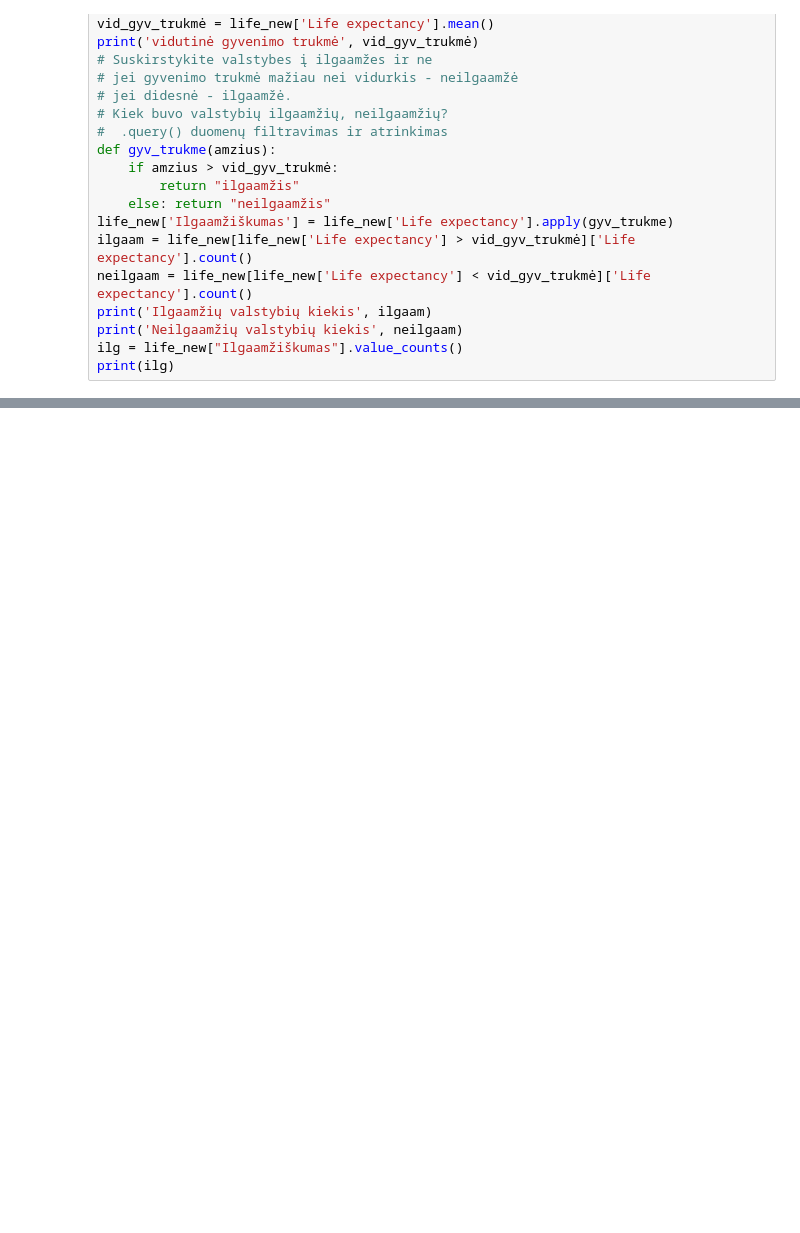
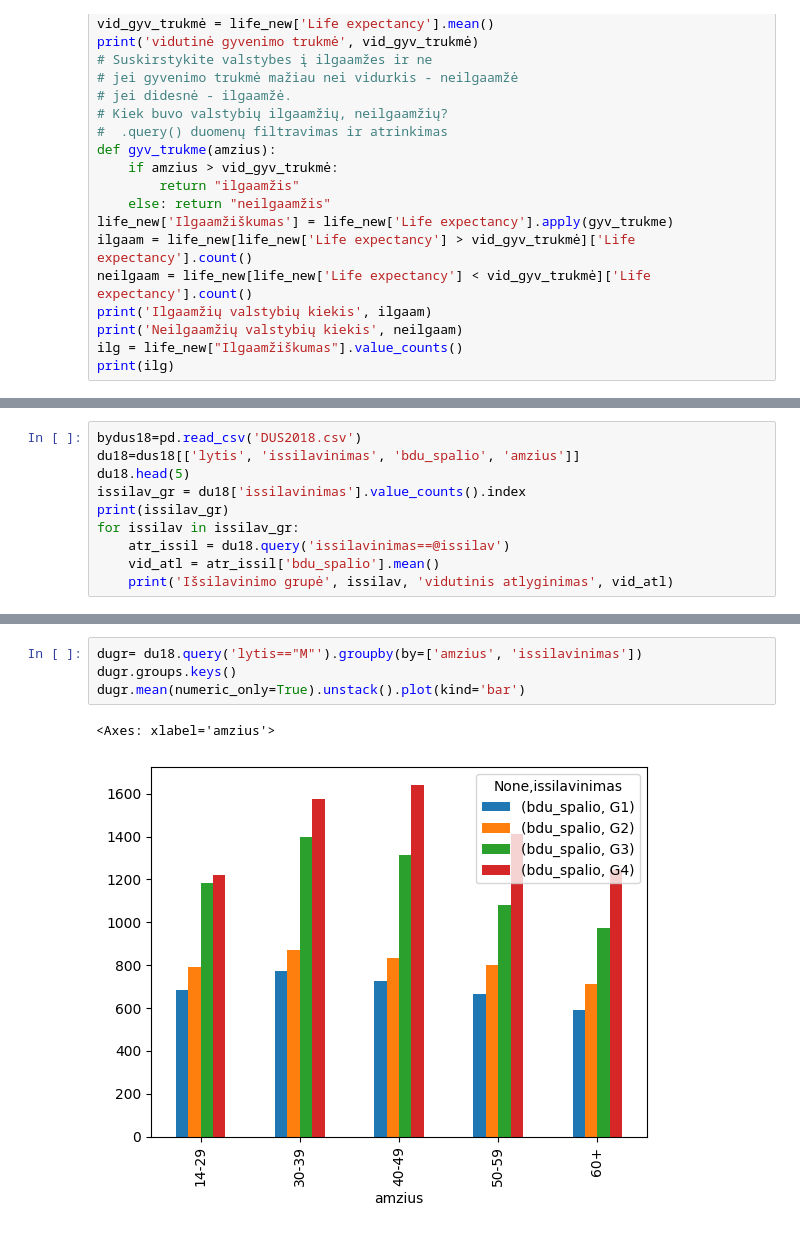
Before and after one commit to Vatakill/JupyterNotebooksR, a Jupyter notebook: pandos.ipynb, the cells around one changed output, grey strips where cells are left out. Saved outputs shown, nothing was run; the diff lists cells and outputs as text; blank space fills up the shorter version.

```diff
--- a/pandos.ipynb
+++ b/pandos.ipynb
@@ -1243,0 +1753,10 @@ print(ilg)
+# %%
+bydus18=pd.read_csv('DUS2018.csv')
+du18=dus18[['lytis', 'issilavinimas', 'bdu_spalio', 'amzius']]
+du18.head(5)
+issilav_gr = du18['issilavinimas'].value_counts().index
+print(issilav_gr)
+for issilav in issilav_gr:
+    atr_issil = du18.query('issilavinimas==@issilav')
+    vid_atl = atr_issil['bdu_spalio'].mean()
+    print('Išsilavinimo grupė', issilav, 'vidutinis atlyginimas', vid_atl)
@@ -1243,0 +1790,7 @@ print(ilg)
+# %%
+dugr= du18.query('lytis=="M"').groupby(by=['amzius', 'issilavinimas'])
+dugr.groups.keys()
+dugr.mean(numeric_only=True).unstack().plot(kind='bar')
+# %% [output]
+<Axes: xlabel='amzius'>
+[figure, added]
```
Also changed, not shown: parts of 100 cells of this notebook, 8 other files.
